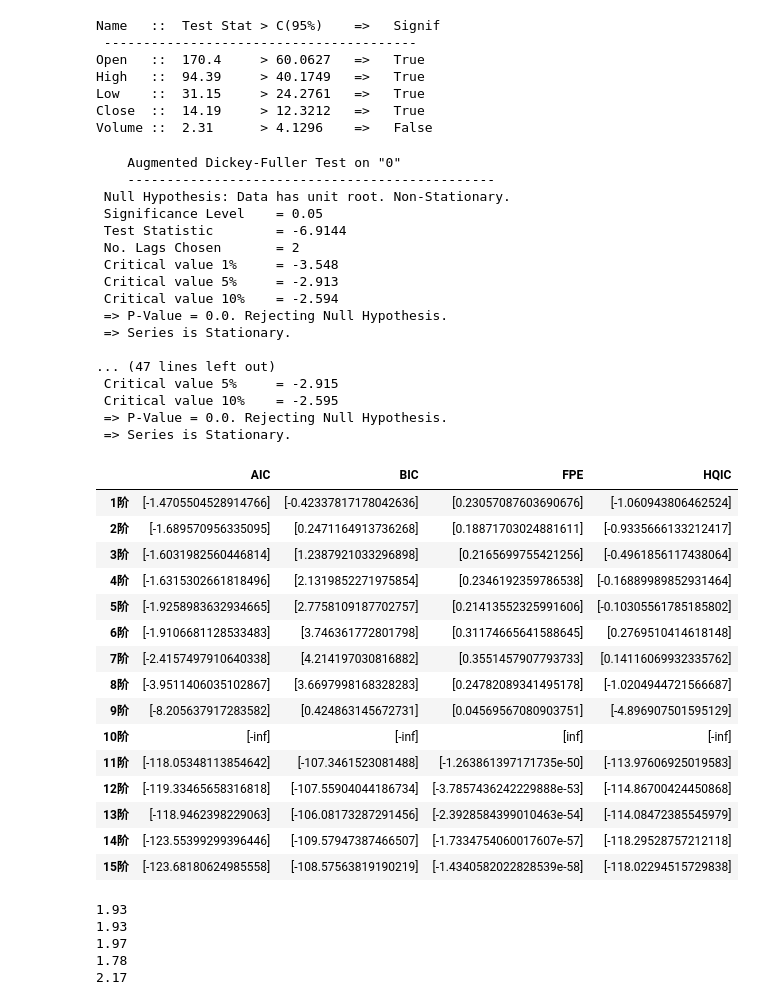
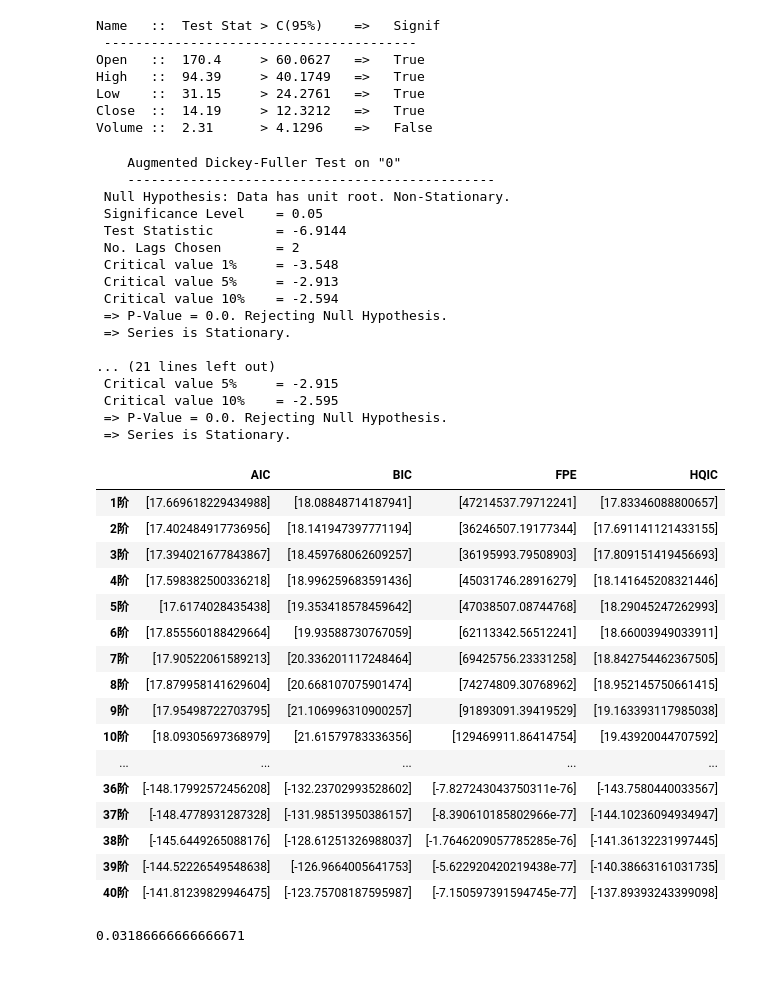
Before and after one commit to Allanroy-tz/PyLab, a Jupyter notebook: 时间序列分析/VAR.ipynb, the cells around one changed output. Saved outputs shown, nothing was run; the diff lists cells and outputs as text; code cells hidden in the pictures; blank space fills up the shorter version.

```diff
--- a/时间序列分析/VAR.ipynb
+++ b/时间序列分析/VAR.ipynb
@@ -47,13 +47,15 @@ Date
 [figure]
 # %%
 from sklearn.metrics import r2_score
-dimension = 5
+'''训练数据维度'''
+dimension = 3
 nptrain = train.to_numpy()
 # print(nptrain)
 u, s, vt = np.linalg.svd(nptrain)
 # print(u)
 # print(s)
 # print(vt)
+'''降维'''
 svdtrain = np.dot(vt[:dimension, :], np.mat(nptrain).T).T
 predict_sunspots02 = np.dot(svdtrain, vt[:dimension, :])
 print(r2_score(nptrain, predict_sunspots02))
@@ -216,7 +218,7 @@ for name, column in df_differenced.iteritems():
  => P-Value = 0.0. Rejecting Null Hypothesis.
  => Series is Stationary.
 
-... (47 lines left out)
+... (21 lines left out)
  Critical value 5%     = -2.915
  Critical value 10%    = -2.595
  => P-Value = 0.0. Rejecting Null Hypothesis.
@@ -230,32 +232,33 @@ for name, column in df_differenced.iteritems():
 # %%
 # step7：选择模型阶数并训练，根据AIC值，lag=3时达到局部最优
 model = VAR(df_differenced)
 ss=pd.DataFrame(columns={'AIC','BIC','FPE','HQIC'})
-for i in range(15):
+for i in range(40):
     result = model.fit(i+1)
     ss.loc[str(i+1)+'阶']=[[result.aic],[result.bic],[result.fpe],[result.hqic]]
     # print('Lag Order =', i)
     # print('AIC : ', result.aic, '\n')
     # print('BIC : ', result.bic, '\n')
     # print('FPE : ', result.fpe, '\n')
     # print('HQIC : ', result.hqic, '\n')
 ss
 # %% [output]
 |  | AIC | BIC | FPE | HQIC |
-| 1阶 | [-1.4705504528914766] | [-0.42337817178042636] | [0.23057087603690676] | [-1.060943806462524] |
-| 2阶 | [-1.689570956335095] | [0.2471164913736268] | [0.18871703024881611] | [-0.9335666133212417] |
-| 3阶 | [-1.6031982560446814] | [1.2387921033296898] | [0.2165699755421256] | [-0.4961856117438064] |
-| 4阶 | [-1.6315302661818496] | [2.1319852271975854] | [0.2346192359786538] | [-0.16889989852931464] |
-| 5阶 | [-1.9258983632934665] | [2.7758109187702757] | [0.21413552325991606] | [-0.10305561785185802] |
-| 6阶 | [-1.9106681128533483] | [3.746361772801798] | [0.31174665641588645] | [0.2769510414618148] |
-| 7阶 | [-2.4157497910640338] | [4.214197030816882] | [0.3551457907793733] | [0.14116069932335762] |
-| 8阶 | [-3.9511406035102867] | [3.6697998168328283] | [0.24782089341495178] | [-1.0204944721566687] |
-| 9阶 | [-8.205637917283582] | [0.424863145672731] | [0.04569567080903751] | [-4.896907501595129] |
-| 10阶 | [-inf] | [-inf] | [inf] | [-inf] |
-| 11阶 | [-118.05348113854642] | [-107.3461523081488] | [-1.263861397171735e-50] | [-113.97606925019583] |
-| 12阶 | [-119.33465658316818] | [-107.55904044186734] | [-3.7857436242229888e-53] | [-114.86700424450868] |
-| 13阶 | [-118.9462398229063] | [-106.08173287291456] | [-2.3928584399010463e-54] | [-114.08472385545979] |
-| 14阶 | [-123.55399299396446] | [-109.57947387466507] | [-1.7334754060017607e-57] | [-118.29528757212118] |
-| 15阶 | [-123.68180624985558] | [-108.57563819190219] | [-1.4340582022828539e-58] | [-118.02294515729838] |
+| 1阶 | [17.669618229434988] | [18.08848714187941] | [47214537.79712241] | [17.83346088800657] |
+| 2阶 | [17.402484917736956] | [18.141947397771194] | [36246507.19177344] | [17.691141121433155] |
+| 3阶 | [17.394021677843867] | [18.459768062609257] | [36195993.79508903] | [17.809151419456693] |
+| 4阶 | [17.598382500336218] | [18.996259683591436] | [45031746.28916279] | [18.141645208321446] |
+| 5阶 | [17.6174028435438] | [19.353418578459642] | [47038507.08744768] | [18.29045247262993] |
+| 6阶 | [17.855560188429664] | [19.93588730767059] | [62113342.56512241] | [18.66003949033911] |
+| 7阶 | [17.90522061589213] | [20.336201117248464] | [69425756.23331258] | [18.842754462367505] |
+| 8阶 | [17.879958141629604] | [20.668107075901474] | [74274809.30768962] | [18.952145750661415] |
+| 9阶 | [17.95498722703795] | [21.106996310900257] | [91893091.39419529] | [19.163393117985038] |
+| 10阶 | [18.09305697368979] | [21.61579783336356] | [129469911.86414754] | [19.43920044707592] |
+| ... | ... | ... | ... | ... |
+| 36阶 | [-148.17992572456208] | [-132.23702993528602] | [-7.827243043750311e-76] | [-143.7580440033567] |
+| 37阶 | [-148.4778931287328] | [-131.98513950386157] | [-8.390610185802966e-77] | [-144.10236094934947] |
+| 38阶 | [-145.6449265088176] | [-128.61251326988037] | [-1.7646209057785285e-76] | [-141.36132231997445] |
+| 39阶 | [-144.52226549548638] | [-126.9664005641753] | [-5.622920420219438e-77] | [-140.38663161031735] |
+| 40阶 | [-141.81239829946475] | [-123.75708187595987] | [-7.150597391594745e-77] | [-137.89393243399098] |
 # %%
 # 拟合模型
@@ -264,14 +267,16 @@ model_fitted = model.fit(2)
 # %%
 # step8：durbin watson test，检验残差项中是否还存在相关性，这一步的目的是确保模型已经解释了数据中所有的方差和模式
 out = durbin_watson(model_fitted.resid)
+a=0
+b=0
 for col, val in zip(sub.columns, out):
-    print(round(val, 2))  # 检验值越接近2，说明模型越好
+    a+=round(val, 4)
+    b=b+1
+    #print(round(val, 4))  # 检验值越接近2，说明模型越好
+a=a/b
+np.abs(a-2)
 # %% [output]
-1.93
-1.93
-1.97
-1.78
-2.17
+0.03186666666666671
 # %%
 # step9：模型已经足够使用了，下一步进行预测
 lag_order = model_fitted.k_ar
```
Also changed, not shown: parts of 6 cells of this notebook.
